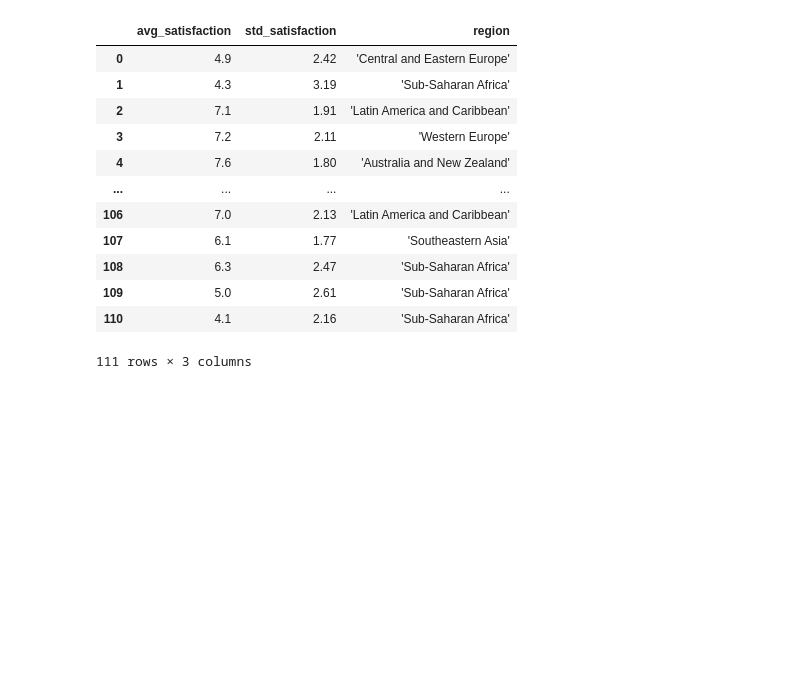
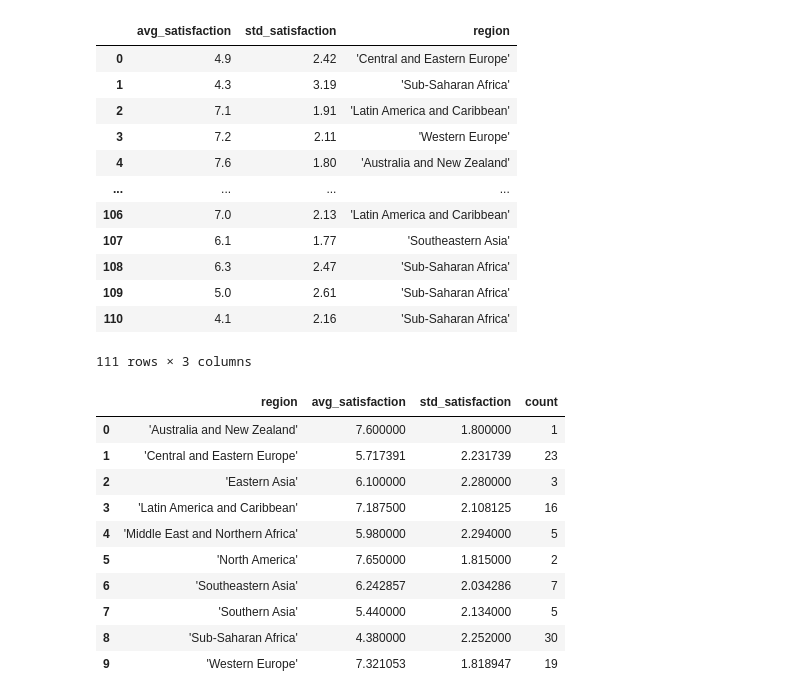
Before and after one commit to jihun-shim/study_data_analytics, a Jupyter notebook: quest/EDA/the-economics-of-happiness-satisfaction.ipynb, the cells around one changed output. Saved outputs shown, nothing was run; the diff lists cells and outputs as text; code cells hidden in the pictures; blank space fills up the shorter version.

```diff
--- a/quest/EDA/the-economics-of-happiness-satisfaction.ipynb
+++ b/quest/EDA/the-economics-of-happiness-satisfaction.ipynb
@@ -93,0 +94,22 @@ df_happyscore_data.groupby()
+# %%
+df_happyscore_region = df_happyscore.groupby('region').agg(
+    avg_satisfaction = ('avg_satisfaction', 'mean') # 평균계산
+    , std_satisfaction = ('std_satisfaction', 'mean') # 표준편차의 평균계산
+    , count = ('avg_satisfaction', 'size') # 각 그룹의 데이터 개수 계산
+).reset_index()
+
+df_happyscore_region
+# 데이터를 region(지역) 컬럼을 기준으로 그룹화 한다.
+# agg는 데이터프레임에서 그룹별로 여러 통계 작업(예: 평균, 합계, 개수)을 한 번에 적용 가능
+# %% [output]
+|  | region | avg_satisfaction | std_satisfaction | count |
+| 0 | 'Australia and New Zealand' | 7.600000 | 1.800000 | 1 |
+| 1 | 'Central and Eastern Europe' | 5.717391 | 2.231739 | 23 |
+| 2 | 'Eastern Asia' | 6.100000 | 2.280000 | 3 |
+| 3 | 'Latin America and Caribbean' | 7.187500 | 2.108125 | 16 |
+| 4 | 'Middle East and Northern Africa' | 5.980000 | 2.294000 | 5 |
+| 5 | 'North America' | 7.650000 | 1.815000 | 2 |
+| 6 | 'Southeastern Asia' | 6.242857 | 2.034286 | 7 |
+| 7 | 'Southern Asia' | 5.440000 | 2.134000 | 5 |
+| 8 | 'Sub-Saharan Africa' | 4.380000 | 2.252000 | 30 |
+| 9 | 'Western Europe' | 7.321053 | 1.818947 | 19 |
```
Also changed, not shown: parts of 4 cells of this notebook.
